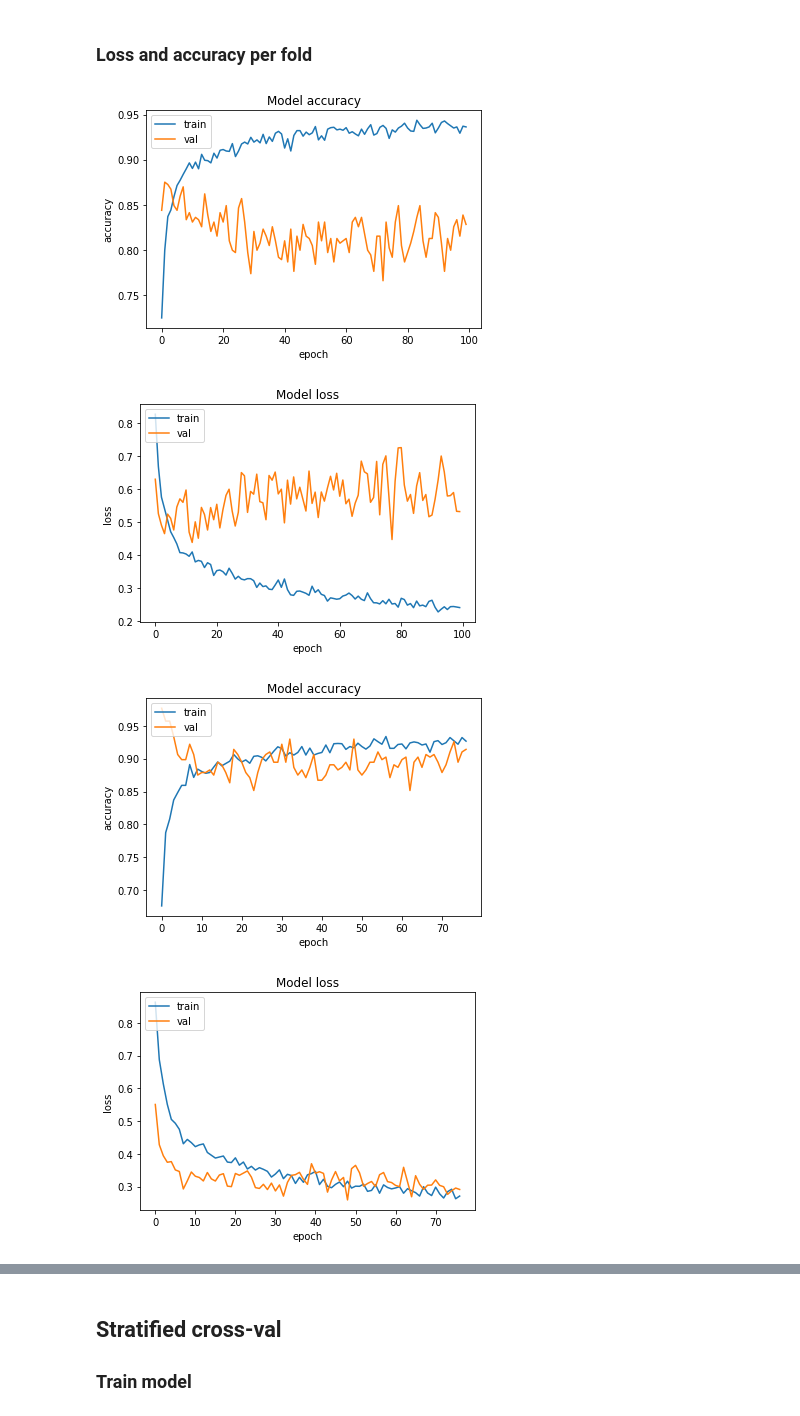
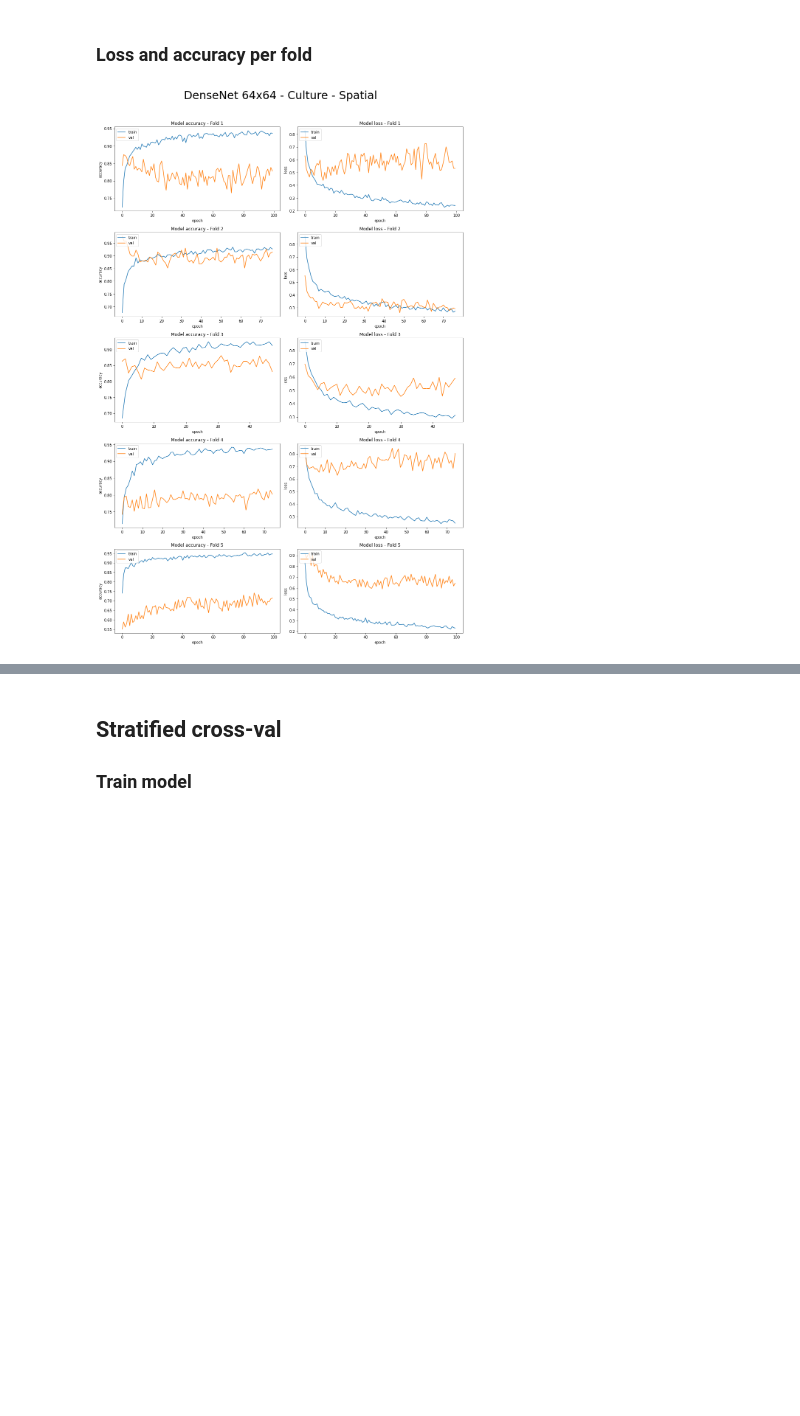
Before and after one commit to RomainCapo/IADeforestation, a Jupyter notebook: TrainingTransferMulti.ipynb, the cells around one changed output, grey strips where cells are left out. Cells and saved outputs as stored; diff of their text form; code cells hidden in the pictures; blank space fills up the shorter version.

```diff
--- a/TrainingTransferMulti.ipynb
+++ b/TrainingTransferMulti.ipynb
@@ -629,30 +586,7 @@ with open(os.path.join(SAVED_MODELS_PATH, 'Culture', RUN_NAME, RUN_NAME + ".json
 # %% [markdown]
 ### Loss and accuracy per fold
 # %%
-a = os.path.join(SAVED_MODELS_PATH, 'Culture', 'final_spacv_10FOLD_culture_ds2')
-for i in os.listdir(a):
-    if(i.split('.')[1] == 'npy'):
-        chart = np.load(os.path.join(a, i), allow_pickle=True).item()
-
-        # summarize history for accuracy
-        plt.plot(chart['accuracy'])
-        plt.plot(chart['val_accuracy'])
-        plt.title('Model accuracy')
-        plt.ylabel('accuracy')
-        plt.xlabel('epoch')
-        plt.legend(['train', 'val'], loc='upper left')
-        plt.show()
-
-        # summarize history for loss
-        plt.plot(chart['loss'])
-        plt.plot(chart['val_loss'])
-        plt.title('Model loss')
-        plt.ylabel('loss')
-        plt.xlabel('epoch')
-        plt.legend(['train', 'val'], loc='upper left')
-        plt.show()
+path = os.path.join(SAVED_MODELS_PATH, 'Culture', 'final_spacv_10FOLD_culture_2')
+plot_acc_loss(path, "DenseNet 64x64 - Culture - Spatial")
 # %% [output]
-[figure, old version]
+[figure, new version]
-[figure, removed]
-[figure, removed]
-[figure, removed]
```
Also changed, not shown: parts of 16 cells of this notebook, 42 other files.
